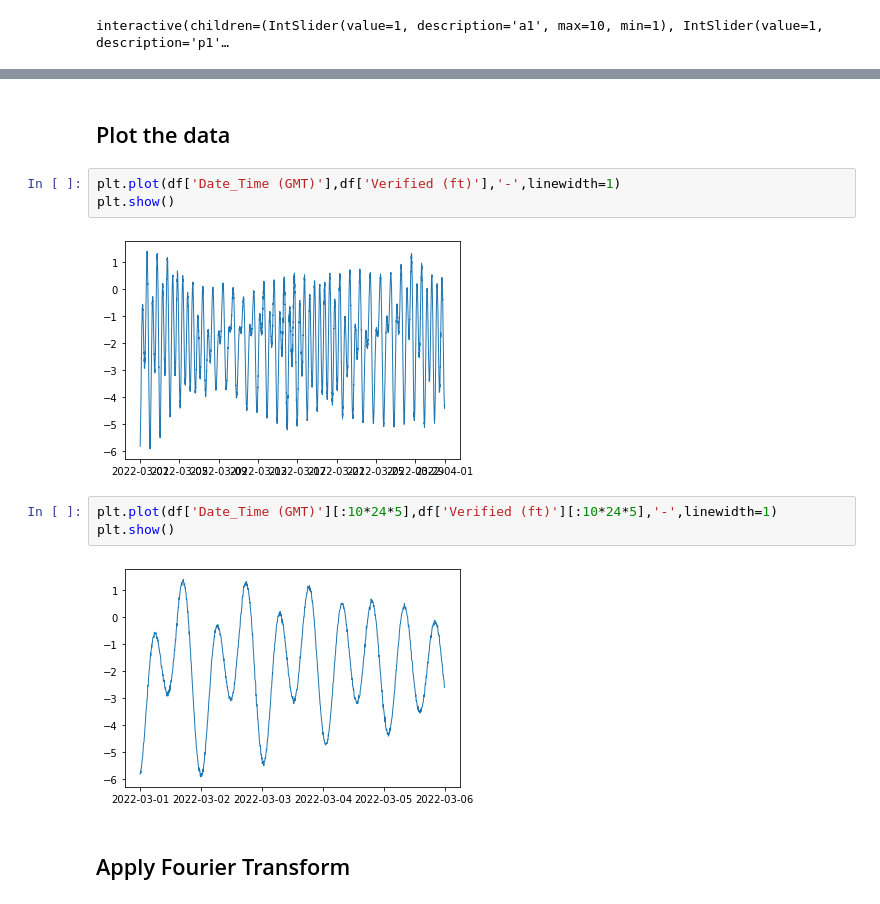
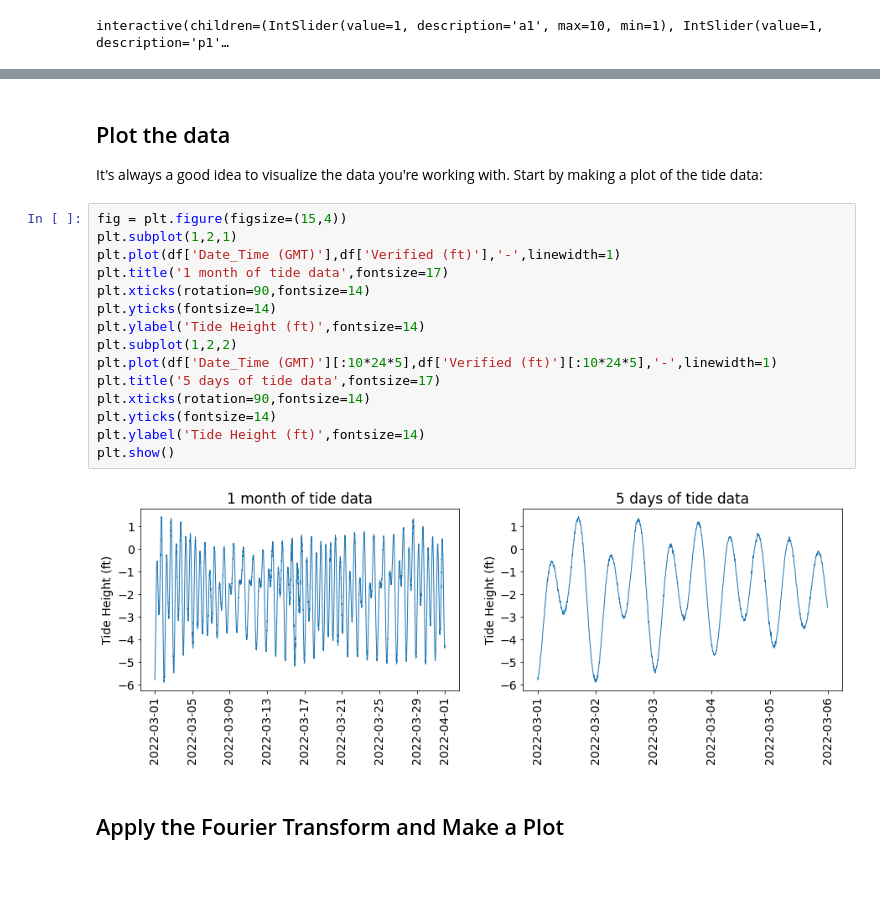
Before and after one commit to mhwood/sjsu_cs_143, a Jupyter notebook: Lectures/Lecture_17/Lecture_17_Workbook.ipynb, the cells around one changed output, grey strips where cells are left out. Drawn from its saved outputs; the diff is of its cells as text; blank space fills up the shorter version.

```diff
--- a/Lectures/Lecture_17/Lecture_17_Workbook.ipynb
+++ b/Lectures/Lecture_17/Lecture_17_Workbook.ipynb
@@ -83,14 +102,22 @@ df = read_csv('CO-OPS_9413450_wl.csv', header=0, parse_dates=[['Date', 'Time (GM
-# %% [markdown]
-## Plot the data
-# %%
-plt.plot(df['Date_Time (GMT)'],df['Verified (ft)'],'-',linewidth=1)
-plt.show()
-# %% [output]
-[figure, removed]
-# %%
-plt.plot(df['Date_Time (GMT)'][:10*24*5],df['Verified (ft)'][:10*24*5],'-',linewidth=1)
-plt.show()
-# %% [output]
-[figure, removed]
+# %% [markdown]
+## Plot the data
+It's always a good idea to visualize the data you're working with. Start by making a plot of the tide data:
+# %%
+fig = plt.figure(figsize=(15,4))
+plt.subplot(1,2,1)
+plt.plot(df['Date_Time (GMT)'],df['Verified (ft)'],'-',linewidth=1)
+plt.title('1 month of tide data',fontsize=17)
+plt.xticks(rotation=90,fontsize=14)
+plt.yticks(fontsize=14)
+plt.ylabel('Tide Height (ft)',fontsize=14)
+plt.subplot(1,2,2)
+plt.plot(df['Date_Time (GMT)'][:10*24*5],df['Verified (ft)'][:10*24*5],'-',linewidth=1)
+plt.title('5 days of tide data',fontsize=17)
+plt.xticks(rotation=90,fontsize=14)
+plt.yticks(fontsize=14)
+plt.ylabel('Tide Height (ft)',fontsize=14)
+plt.show()
+# %% [output]
+[figure, added]
 # %% [markdown]
-## Apply Fourier Transform
+## Apply the Fourier Transform and Make a Plot
```
Also changed, not shown: parts of 21 cells of this notebook.
